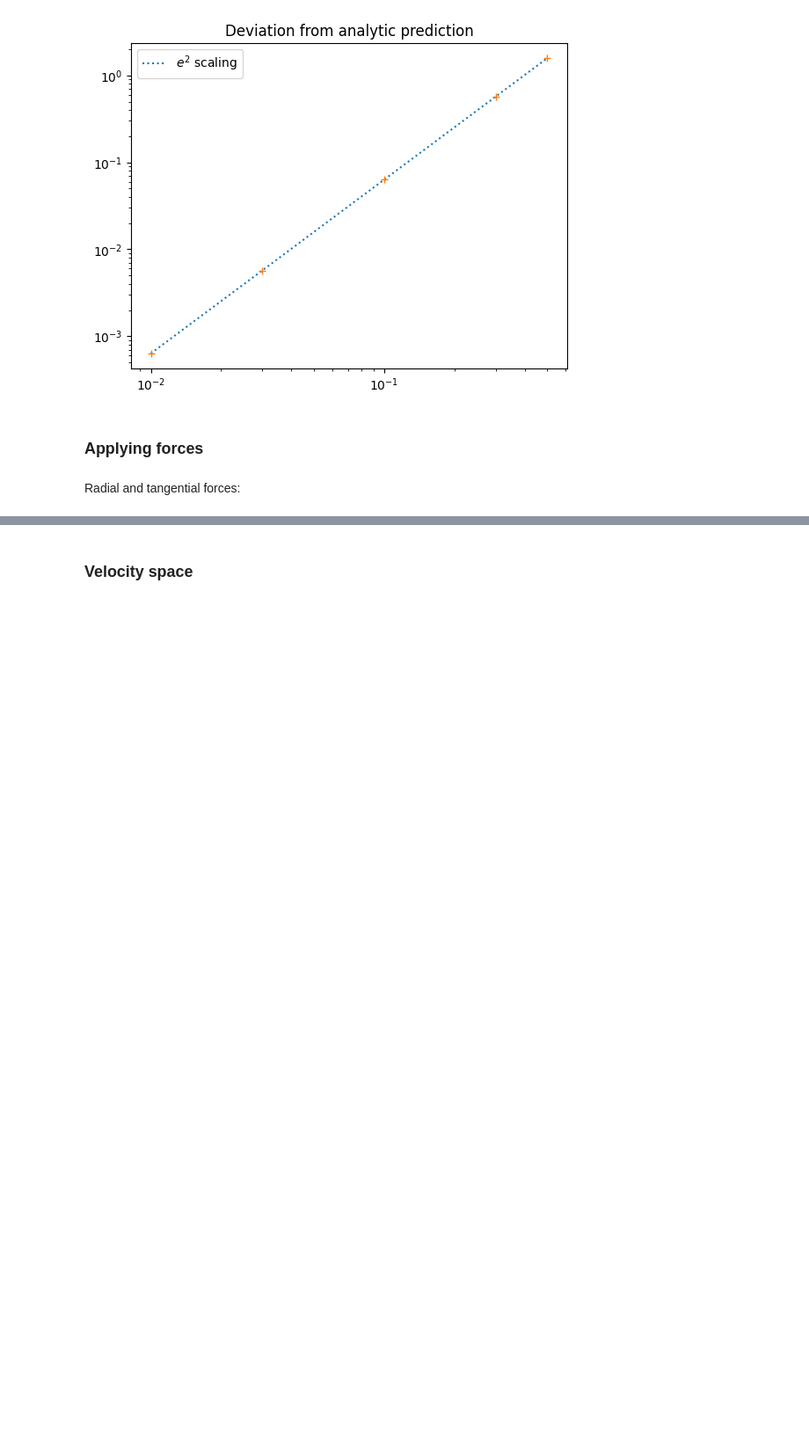
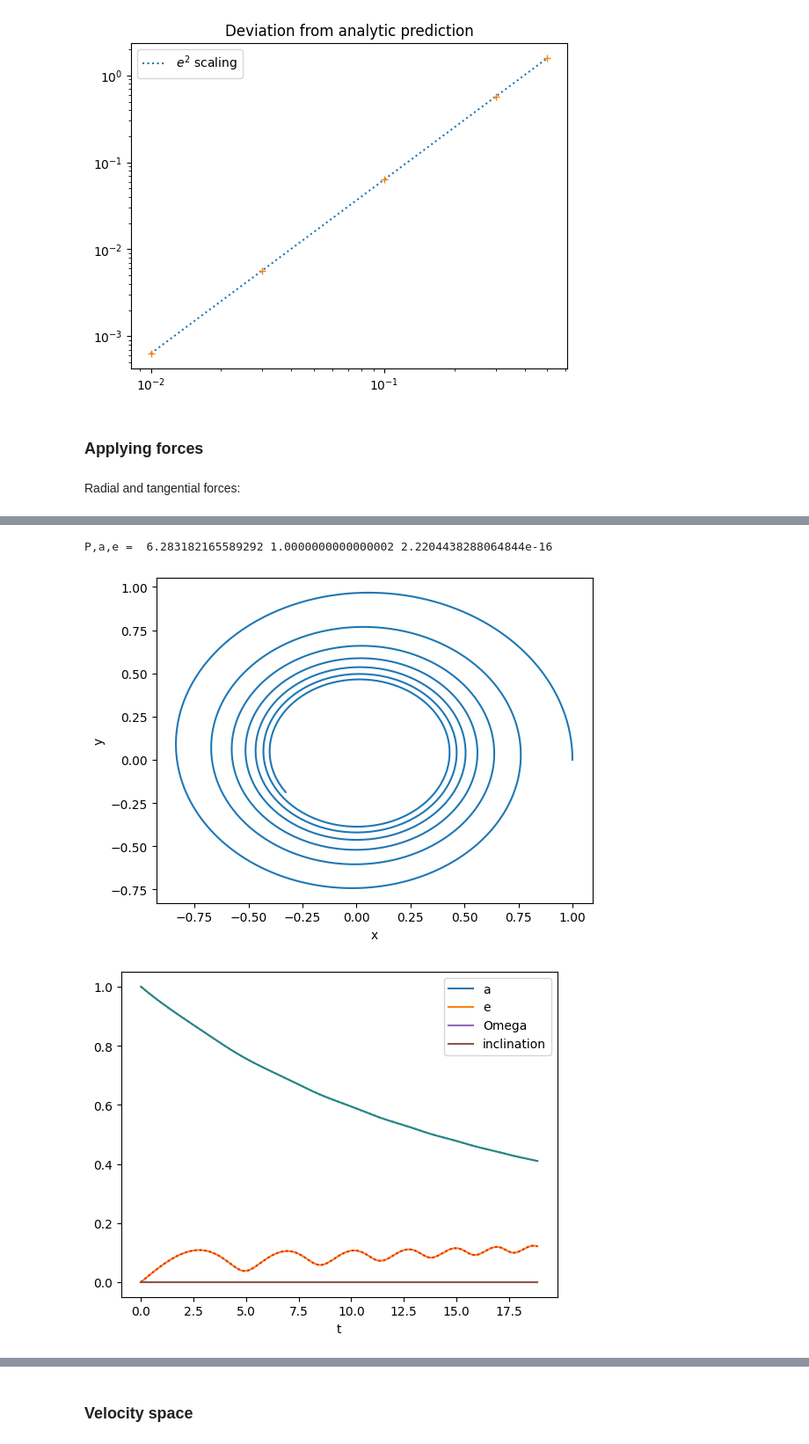
Before and after one commit to yggbg/phys633_week8, a Jupyter notebook: Week1/week1_solutions.ipynb, the cells around one changed output, grey strips where cells are left out. Shown at 88% size. Saved outputs shown, nothing was run; the diff lists cells and outputs as text; code cells hidden in the pictures; blank space fills up the shorter version.

```diff
--- a/Week1/week1_solutions.ipynb
+++ b/Week1/week1_solutions.ipynb
@@ -308,0 +313,7 @@ Text(0.5, 0, 't')
+# %%
+# tangential force
+do_sim(-0.03, Norbits=3, force='tangential')
+# %% [output]
+P,a,e =  6.283182165589292 1.0000000000000002 2.2204438288064844e-16
+[figure, added]
+[figure, added]
```
Also changed, not shown: parts of 7 cells of this notebook.
